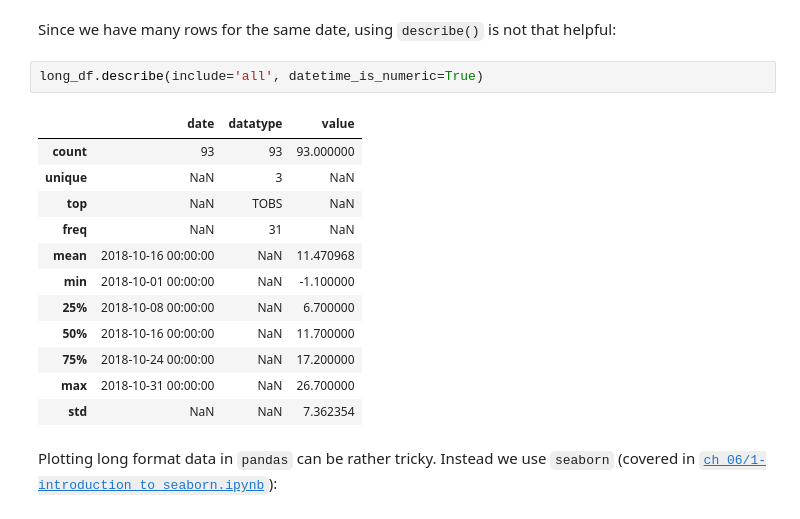
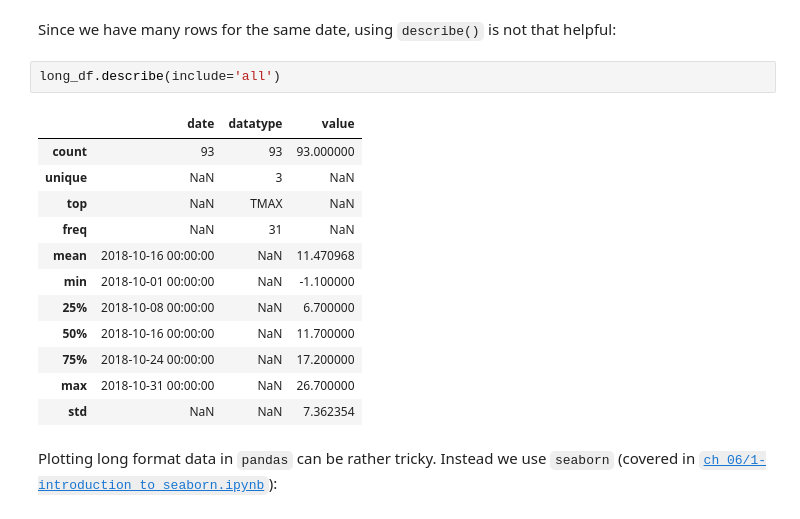
Before and after one commit to JaehwanKim00/ML_4AI, a Jupyter notebook: ch_03/1-wide_vs_long.ipynb, the cells around one changed output. Drawn from its saved outputs; the diff is of its cells as text.

```diff
--- a/ch_03/1-wide_vs_long.ipynb
+++ b/ch_03/1-wide_vs_long.ipynb
@@ -70,12 +118,12 @@ long_df.head(6)
 # %% [markdown]
 Since we have many rows for the same date, using `describe()` is not that helpful:
 # %%
-long_df.describe(include='all', datetime_is_numeric=True)
+long_df.describe(include='all')
 # %% [output]
 |  | date | datatype | value |
 | count | 93 | 93 | 93.000000 |
 | unique | NaN | 3 | NaN |
-| top | NaN | TOBS | NaN |
+| top | NaN | TMAX | NaN |
 | freq | NaN | 31 | NaN |
 | mean | 2018-10-16 00:00:00 | NaN | 11.470968 |
 | min | 2018-10-01 00:00:00 | NaN | -1.100000 |
```
Also changed, not shown: parts of 3 cells of this notebook.
